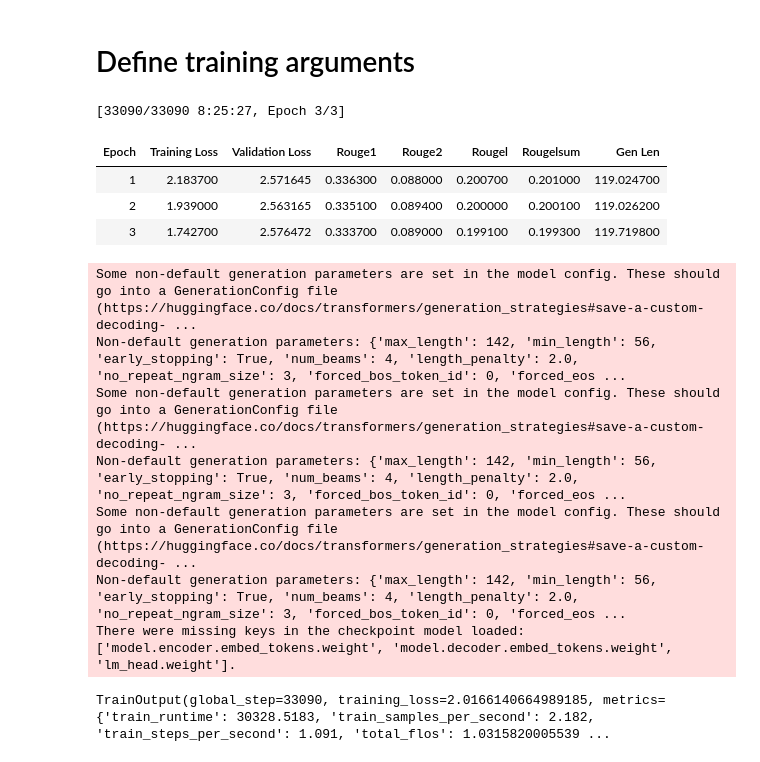
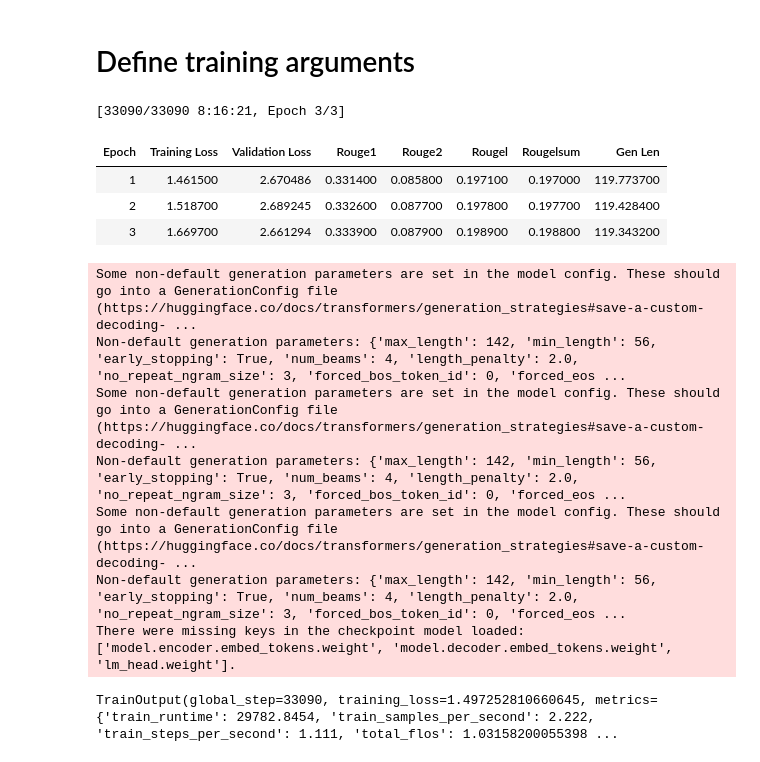
Before and after one commit to goin2crazy/bard-cnn-large-finetuning, a Jupyter notebook: bart-large-cnn-dialoguesum-booksum-full-finetuning.ipynb, the cells around one changed output. Saved outputs shown, nothing was run; the diff lists cells and outputs as text; code cells hidden in the pictures.

Commit message:
training session 2

```diff
--- a/bart-large-cnn-dialoguesum-booksum-full-finetuning.ipynb
+++ b/bart-large-cnn-dialoguesum-booksum-full-finetuning.ipynb
@@ -14,7 +16,13 @@ class Config:
 
     batch_size = 2
 
-    model_preset = "facebook/bart-large-cnn"
+    model_preset_trained = "doublecringe123/bardt-large-cnn-dialoguesum-booksum"
+
+    try:
+        model_preset = model_preset_trained
+    except:
+        model_preset = "facebook/bart-large-cnn"
+
 
     inp = 'input_content'
     target = 'target'
@@ -211,37 +219,37 @@ from transformers import Seq2SeqTrainingArguments, Seq2SeqTrainer
 # %%
 training_args = Seq2SeqTrainingArguments(
     output_dir="bardt-large-cnn-dialoguesum-booksum",
     evaluation_strategy="epoch",
-    learning_rate=2e-5,
+    learning_rate=2e-6,
     per_device_train_batch_size=cfg.batch_size,
     per_device_eval_batch_size=cfg.batch_size,
-    weight_decay=0.01,
+    weight_decay=0.1,
     save_total_limit=cfg.save_limits,
     num_train_epochs=cfg.epochs,
     save_strategy='epoch',
     predict_with_generate=True,
     load_best_model_at_end=True,
     push_to_hub=True,
     fp16=True,
 )
 
 trainer = Seq2SeqTrainer(
     model=model,
     args=training_args,
     train_dataset=tokenized_train,
     eval_dataset=tokenized_val,
     tokenizer=tokenizer,
     data_collator=data_collator,
     compute_metrics=compute_metrics,
 )
 
 trainer.train()
 # %% [output]
-[33090/33090 8:25:27, Epoch 3/3]
+[33090/33090 8:16:21, Epoch 3/3]
 | Epoch | Training Loss | Validation Loss | Rouge1 | Rouge2 | Rougel | Rougelsum | Gen Len |
-| 1 | 2.183700 | 2.571645 | 0.336300 | 0.088000 | 0.200700 | 0.201000 | 119.024700 |
-| 2 | 1.939000 | 2.563165 | 0.335100 | 0.089400 | 0.200000 | 0.200100 | 119.026200 |
-| 3 | 1.742700 | 2.576472 | 0.333700 | 0.089000 | 0.199100 | 0.199300 | 119.719800 |
+| 1 | 1.461500 | 2.670486 | 0.331400 | 0.085800 | 0.197100 | 0.197000 | 119.773700 |
+| 2 | 1.518700 | 2.689245 | 0.332600 | 0.087700 | 0.197800 | 0.197700 | 119.428400 |
+| 3 | 1.669700 | 2.661294 | 0.333900 | 0.087900 | 0.198900 | 0.198800 | 119.343200 |
 Some non-default generation parameters are set in the model config. These should go into a GenerationConfig file (https://huggingface.co/docs/transformers/generation_strategies#save-a-custom-decoding- ...
 Non-default generation parameters: {'max_length': 142, 'min_length': 56, 'early_stopping': True, 'num_beams': 4, 'length_penalty': 2.0, 'no_repeat_ngram_size': 3, 'forced_bos_token_id': 0, 'forced_eos ...
 Some non-default generation parameters are set in the model config. These should go into a GenerationConfig file (https://huggingface.co/docs/transformers/generation_strategies#save-a-custom-decoding- ...
@@ -249,4 +257,4 @@ Non-default generation parameters: {'max_length': 142, 'min_length': 56, 'early_
 Some non-default generation parameters are set in the model config. These should go into a GenerationConfig file (https://huggingface.co/docs/transformers/generation_strategies#save-a-custom-decoding- ...
 Non-default generation parameters: {'max_length': 142, 'min_length': 56, 'early_stopping': True, 'num_beams': 4, 'length_penalty': 2.0, 'no_repeat_ngram_size': 3, 'forced_bos_token_id': 0, 'forced_eos ...
 There were missing keys in the checkpoint model loaded: ['model.encoder.embed_tokens.weight', 'model.decoder.embed_tokens.weight', 'lm_head.weight'].
-TrainOutput(global_step=33090, training_loss=2.0166140664989185, metrics={'train_runtime': 30328.5183, 'train_samples_per_second': 2.182, 'train_steps_per_second': 1.091, 'total_flos': 1.0315820005539 ...
+TrainOutput(global_step=33090, training_loss=1.497252810660645, metrics={'train_runtime': 29782.8454, 'train_samples_per_second': 2.222, 'train_steps_per_second': 1.111, 'total_flos': 1.03158200055398 ...
```
Also changed, not shown: parts of 3 cells of this notebook.
